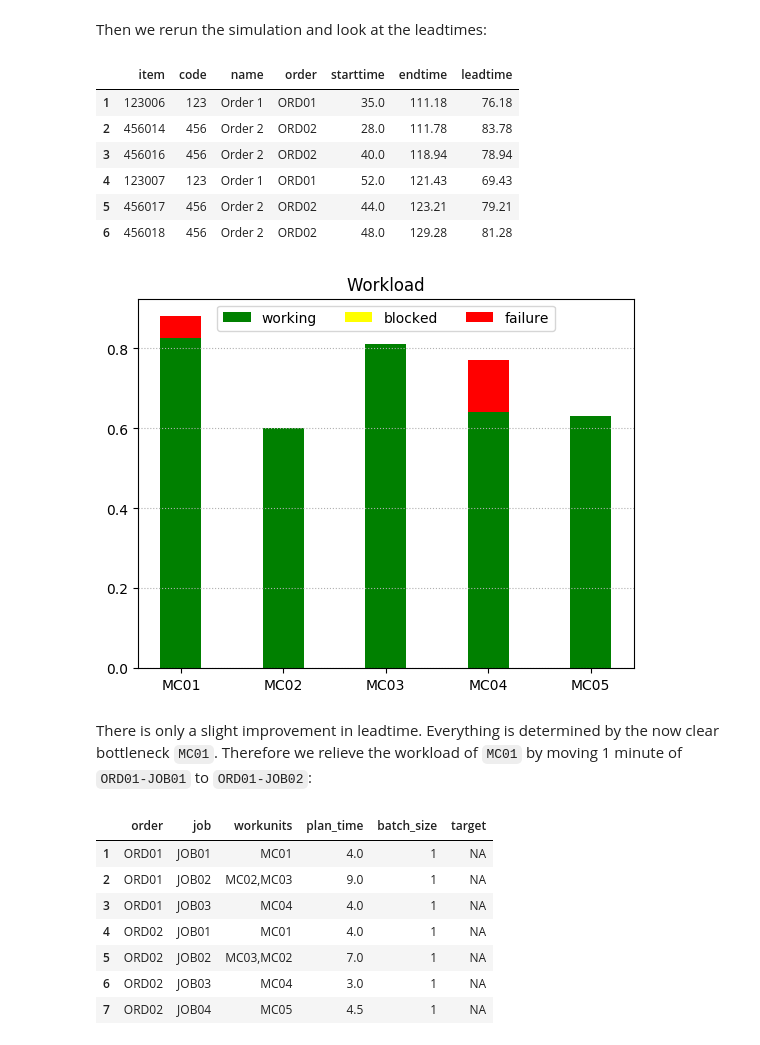
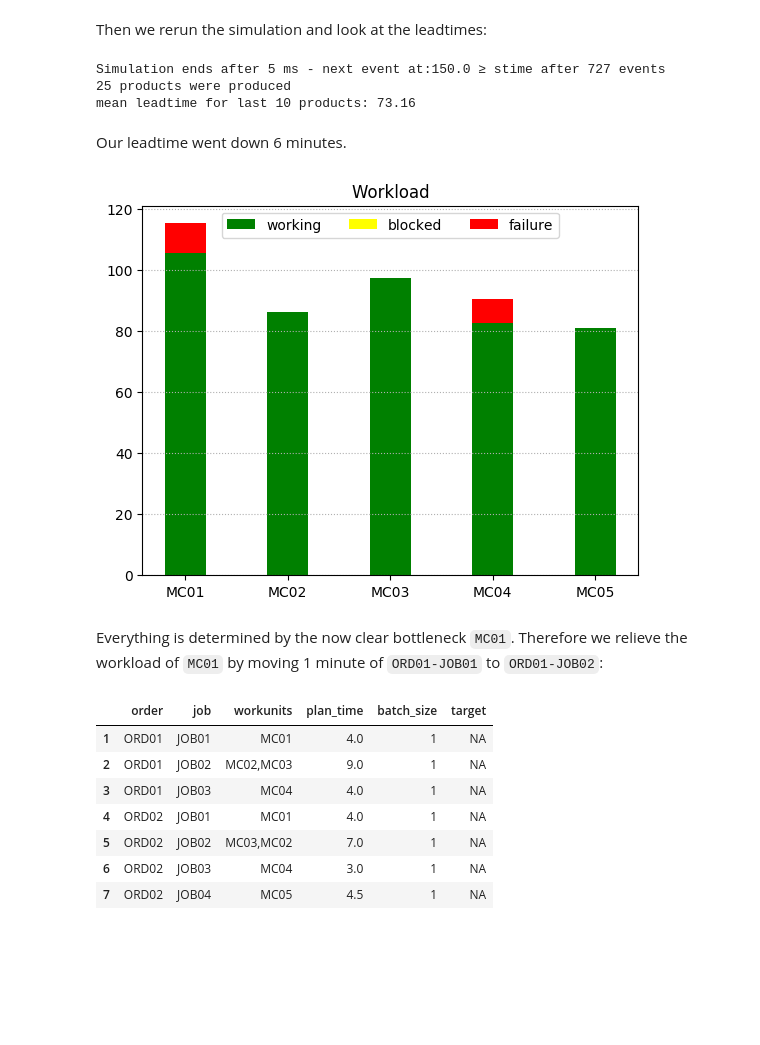
Before and after one commit to pbayer/ProcessFlows.jl, a Jupyter notebook: docs/notebooks/06 Visualization of Product Flow.ipynb, the cells around one changed output. Drawn from its saved outputs; the diff is of its cells as text; code cells hidden in the pictures; blank space fills up the shorter version.

```diff
--- a/docs/notebooks/06 The use of graphs in PFlow.ipynb
+++ b/docs/notebooks/06 Visualization of Product Flow.ipynb
@@ -190,30 +198,33 @@ Then we rerun the simulation and look at the leadtimes:
 # %%
 mps = create_mps([plan1, plan2], d);
 srand(2345)  # seed random number generator for reproducibility
-sim = Simulation()
+sim = DES()
 wus = readWorkunits(wufile, sim)
 finished = Products()
+sleep(1) # wait for sync
+
 start_scheduling(sim, wus, mps, finished)
-run(sim, 150)
+simulate(sim, 150)
+println("$(length(finished)) products were produced")
+
 res = leadtimetable(finished)
 res[:starttime] = round.(res[:starttime], 2)
 res[:endtime] = round.(res[:endtime], 2)
 res[:leadtime] = round.(res[:leadtime], 2)
-tail(res)
+ml = round(mean(res[:leadtime][end-10:end]), 2)
+println("mean leadtime for last 10 products: $ml")
 # %% [output]
-|  | item | code | name | order | starttime | endtime | leadtime |
-| 1 | 123006 | 123 | Order 1 | ORD01 | 35.0 | 111.18 | 76.18 |
-| 2 | 456014 | 456 | Order 2 | ORD02 | 28.0 | 111.78 | 83.78 |
-| 3 | 456016 | 456 | Order 2 | ORD02 | 40.0 | 118.94 | 78.94 |
-| 4 | 123007 | 123 | Order 1 | ORD01 | 52.0 | 121.43 | 69.43 |
-| 5 | 456017 | 456 | Order 2 | ORD02 | 44.0 | 123.21 | 79.21 |
-| 6 | 456018 | 456 | Order 2 | ORD02 | 48.0 | 129.28 | 81.28 |
+Simulation ends after 5 ms - next event at:150.0 ≥ stime after 727 events
+25 products were produced
+mean leadtime for last 10 products: 73.16
+# %% [markdown]
+Our leadtime went down 6 minutes.
 # %%
-loadbars(wus, 129)
+loadbars(wus)
 # %% [output]
-[figure, old version]
+[figure, new version]
 # %% [markdown]
-There is only a slight improvement in leadtime. Everything is determined by the now clear bottleneck `MC01`. Therefore we relieve the workload of `MC01` by moving 1 minute of `ORD01-JOB01` to `ORD01-JOB02`:
+Everything is determined by the now clear bottleneck `MC01`. Therefore we relieve the workload of `MC01` by moving 1 minute of `ORD01-JOB01` to `ORD01-JOB02`:
 # %%
 orderfile = "../../models/MOD01b_orders.csv"
 tab = readtable(orderfile)
```
Also changed, not shown: parts of 36 cells of this notebook, 2 other files.
